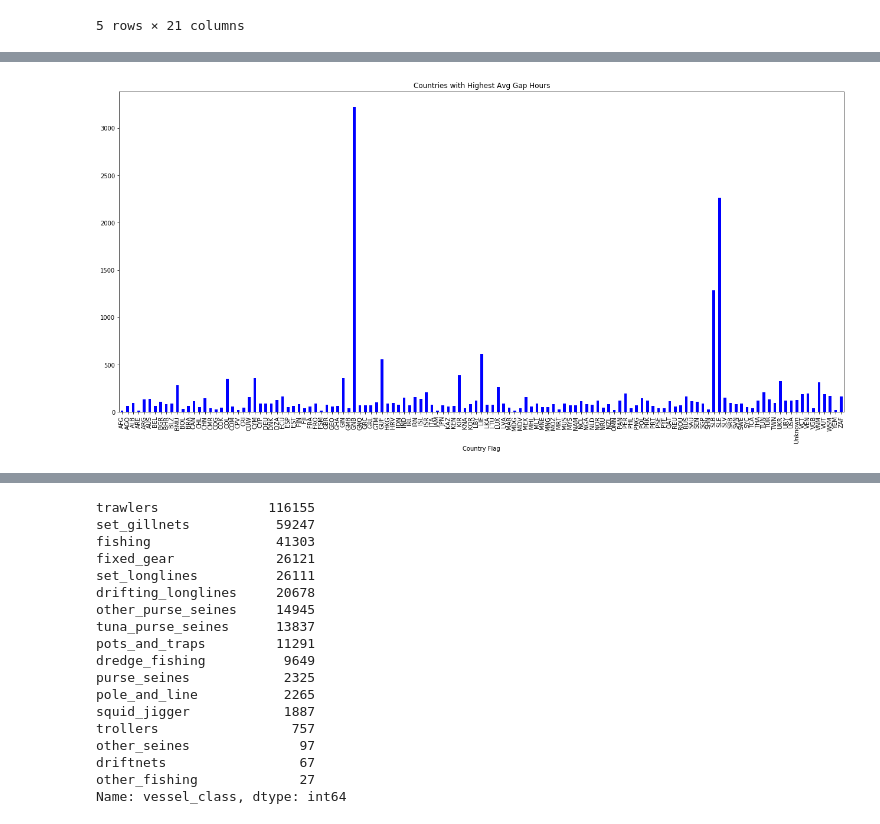
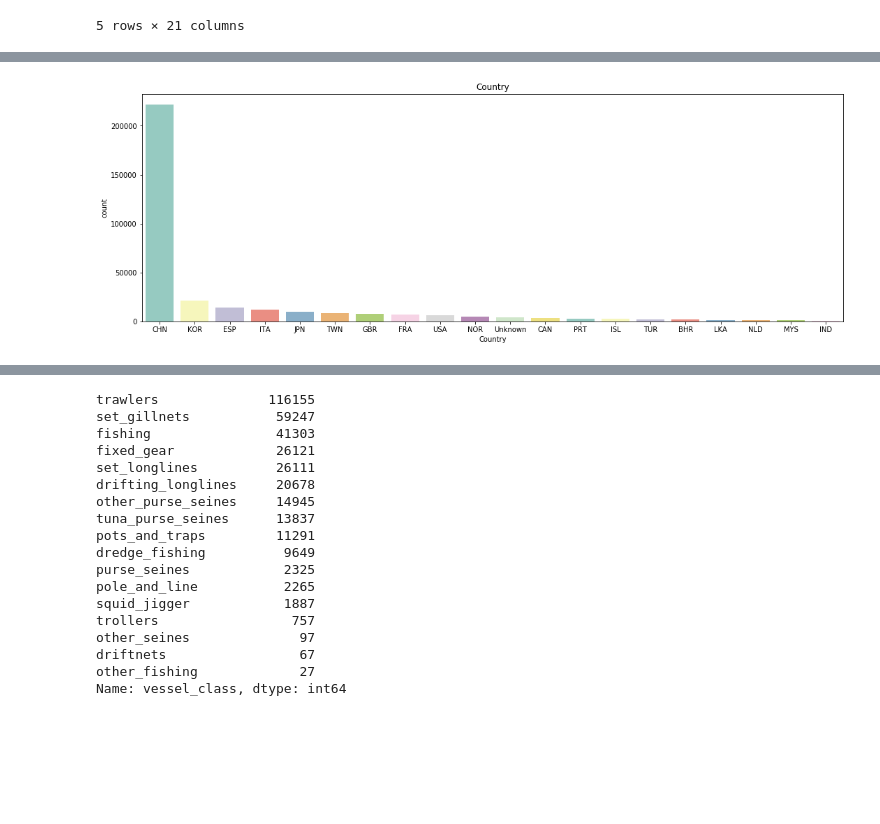
Before and after one commit to jessicarose00/Dark_to_Transparent, a Jupyter notebook: 03_EDA.ipynb, the cells around one changed output, grey strips where cells are left out. Saved outputs shown, nothing was run; the diff lists cells and outputs as text; code cells hidden in the pictures; blank space fills up the shorter version.

```diff
--- a/03_EDA.ipynb
+++ b/03_EDA.ipynb
@@ -121,13 +135,13 @@ Name: mmsi, Length: 43168, dtype: int64
-# %%
-# Which have the highest avg gap hours
-countries = gap_notreg.groupby('flag')['gap_hours'].mean()
-
-ax = countries.plot(kind='bar', figsize = [22, 10], color='b')
-ax.set_title('Countries with Highest Avg Gap Hours')
-ax.set_xlabel('Country Flag')
-ax.set_ylabel('');
-# %% [output]
-[figure, removed]
+# %%
+# Which countries have the highest avg gap hours
+countries = gap_notreg.groupby('flag')['gap_hours'].mean()
+
+plt.figure(figsize=(18,6))
+sns.countplot(x="flag", data=gap_notreg, palette="Set3",
+              order=gap_notreg['flag'].value_counts().iloc[:20].index).set(xlabel='Country',
+                                                                           title='Country');
+# %% [output]
+[figure, added]
 # %%
 # Check for unknown countries
 gap_notreg[gap_notreg['flag'] == 'Unknown']
```
Also changed, not shown: parts of 20 cells of this notebook, 3 other files.
